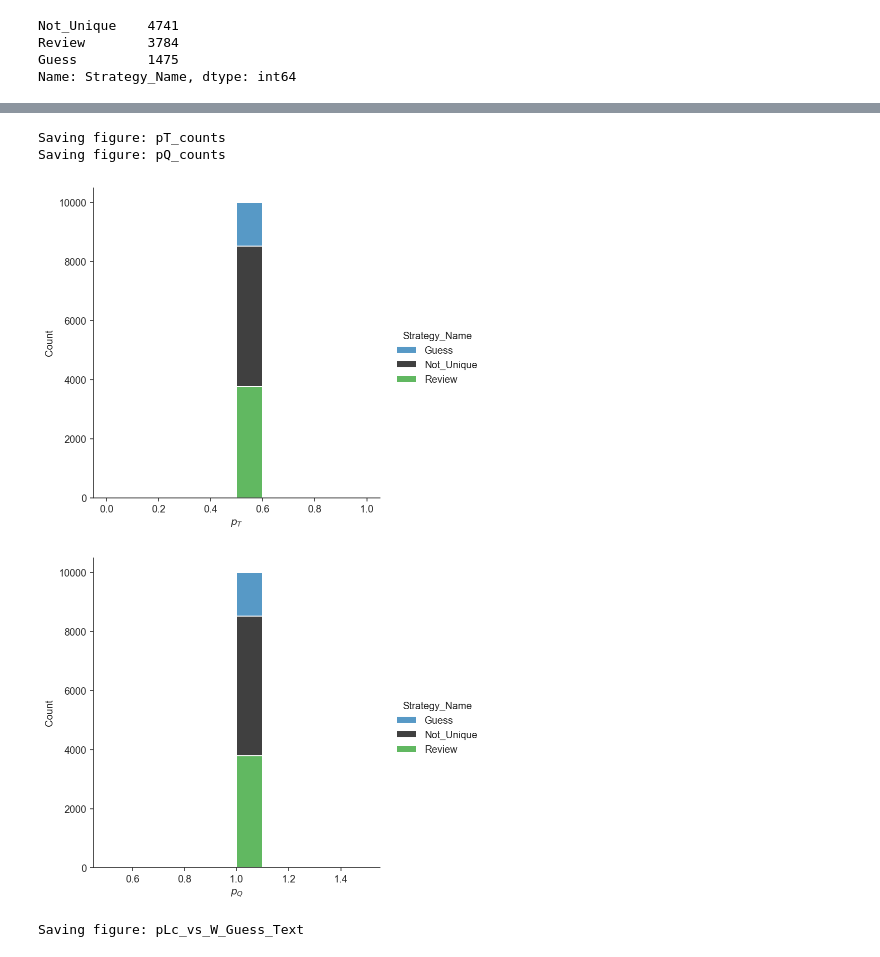
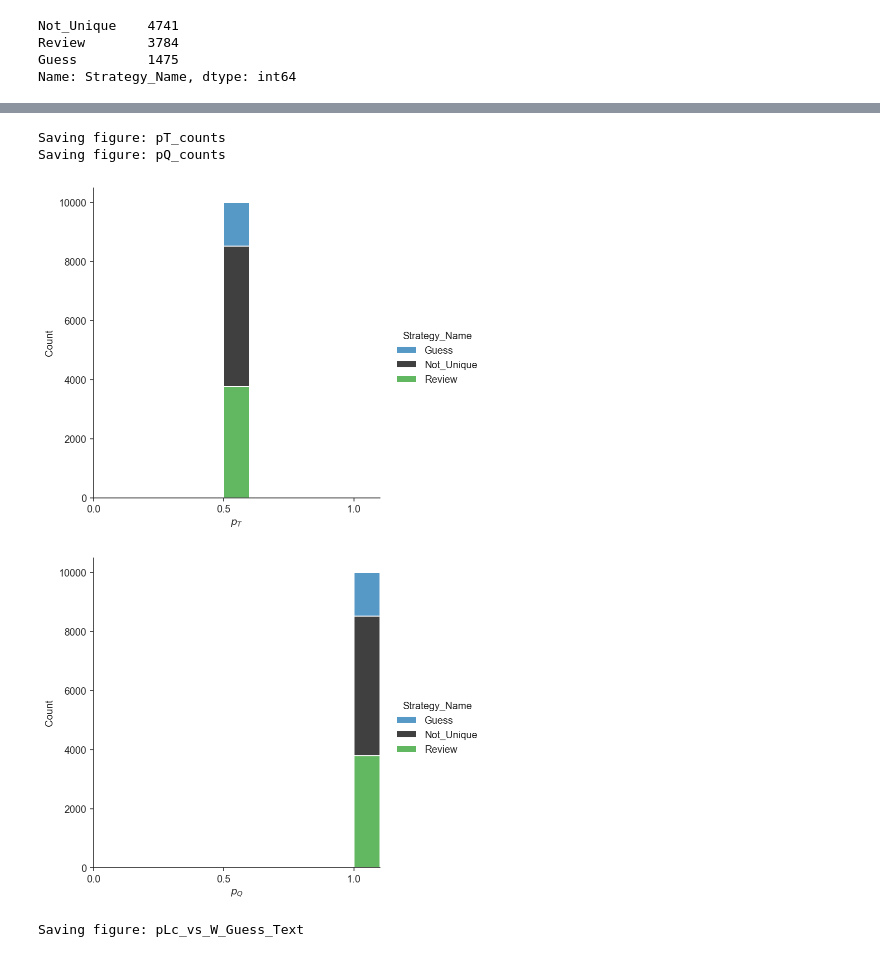
Before and after one commit to ANRGUSC/DecentralizedReviewSystem, a Jupyter notebook: payoff_graphs_R_W_vary.ipynb, the cells around one changed output, grey strips where cells are left out. Saved outputs shown, nothing was run; the diff lists cells and outputs as text; code cells hidden in the pictures.

```diff
--- a/payoff_graphs_R_W_vary.ipynb
+++ b/payoff_graphs_R_W_vary.ipynb
@@ -91,9 +91,15 @@ def my_displot(data = payoff,
                 multiple = 'stack',
                 xlabel = 'Specify x axis label',
                 hue_order = color_dict_strategy,
+                single = False,
                 **kwargs):
     g = sns.displot(data = data, x = x, hue=hue, palette=palette, multiple=multiple, hue_order = hue_order, **kwargs)
     g.set_axis_labels(xlabel)
+    if single:
+        plt.xlim(0, 1.1)
+        ticks = [0, 0.5, 1]
+        plt.xticks(ticks)
+
     save_fig(filename)
 # %%
 %%capture
@@ -115,13 +135,13 @@ Saving figure: W_counts
 [figure]
 # %%
 # Single value histogram
-my_displot(x = 'pT', filename = "pT_counts", bins = 10, xlabel = '$p_T$') # 0.5
-my_displot(x = 'pQ', filename = "pQ_counts", bins = 10, xlabel = '$p_Q$') # 1
+my_displot(x = 'pT', filename = "pT_counts", bins = 10, xlabel = '$p_T$', single = True) # 0.5
+my_displot(x = 'pQ', filename = "pQ_counts", bins = 10, xlabel = '$p_Q$', single = True) # 1
 # %% [output]
 Saving figure: pT_counts
 Saving figure: pQ_counts
-[figure, old version]
+[figure, new version]
-[figure, old version]
+[figure, new version]
 # %%
 g = sns.relplot(data=one_nash_guess,
         x='pL*c', y='W',
```
Also changed, not shown: parts of 2 cells of this notebook, 28 other files.
